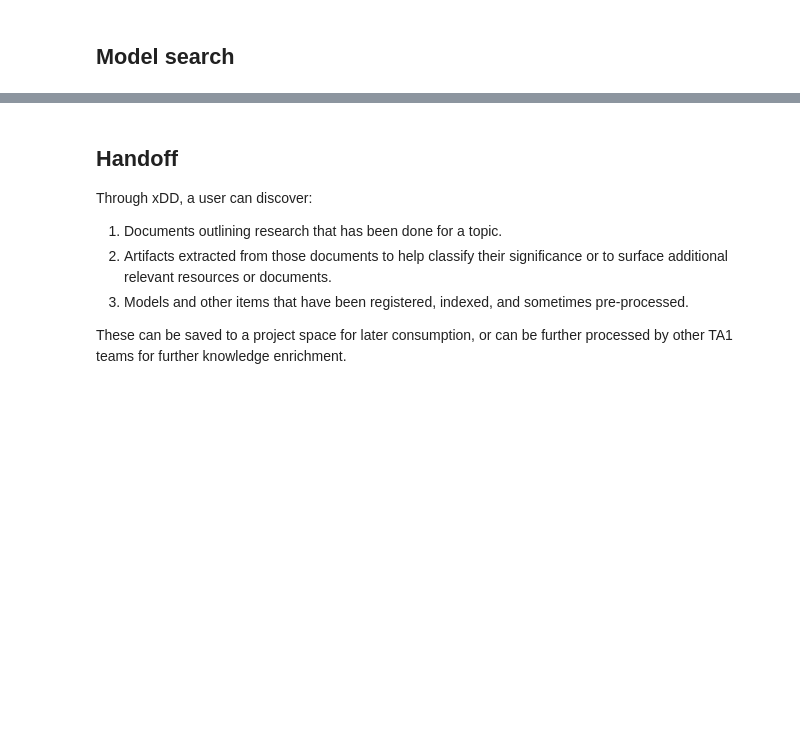
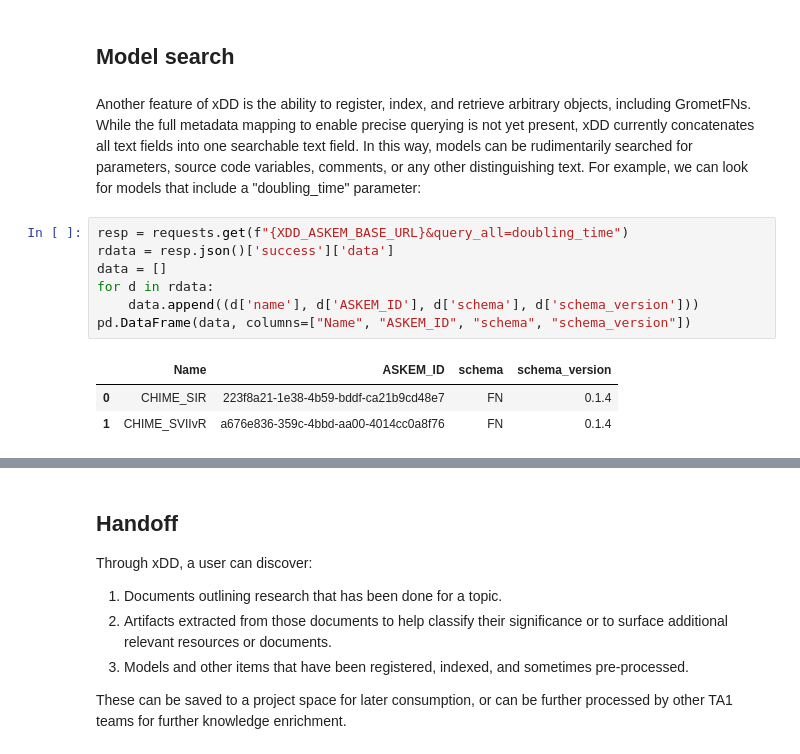
Before and after one commit to xDD-LAKE/Phase1, a Jupyter notebook: December_demo/xDD_LAKE_December_demo.ipynb, the cells around one changed output, grey strips where cells are left out. Saved outputs shown, nothing was run; the diff lists cells and outputs as text; blank space fills up the shorter version.

```diff
--- a/December_demo/xDD_LAKE_December_demo.ipynb
+++ b/December_demo/xDD_LAKE_December_demo.ipynb
@@ -180,3 +181,16 @@ pd.DataFrame(data, columns=["xddid", "DOI", "Title", "Abstract", "Link"])
 Again, results are a mix of promising documents and relevant, but not immediately actionable, analyses. We could investigate them using the tools above to better understand them, or use the provided links to view them directly. For example, discovered datasets can be handed to Jataware tools to improve their structure and prepare them for utilization, or source code can be processed to canonical representations.
 # %% [markdown]
 ## Model search
+# %% [markdown]
+Another feature of xDD is the ability to register, index, and retrieve arbitrary objects, including GrometFNs. While the full metadata mapping to enable precise querying is not yet present, xDD currently concatenates all text fields into one searchable text field. In this way, models can be rudimentarily searched for parameters, source code variables, comments, or any other distinguishing text. For example, we can look for models that include a "doubling_time" parameter:
+# %%
+resp = requests.get(f"{XDD_ASKEM_BASE_URL}&query_all=doubling_time")
+rdata = resp.json()['success']['data']
+data = []
+for d in rdata:
+    data.append((d['name'], d['ASKEM_ID'], d['schema'], d['schema_version']))
+pd.DataFrame(data, columns=["Name", "ASKEM_ID", "schema", "schema_version"])
+# %% [output]
+|  | Name | ASKEM_ID | schema | schema_version |
+| 0 | CHIME_SIR | 223f8a21-1e38-4b59-bddf-ca21b9cd48e7 | FN | 0.1.4 |
+| 1 | CHIME_SVIIvR | a676e836-359c-4bbd-aa00-4014cc0a8f76 | FN | 0.1.4 |
```
Also changed, not shown: parts of 11 cells of this notebook.
